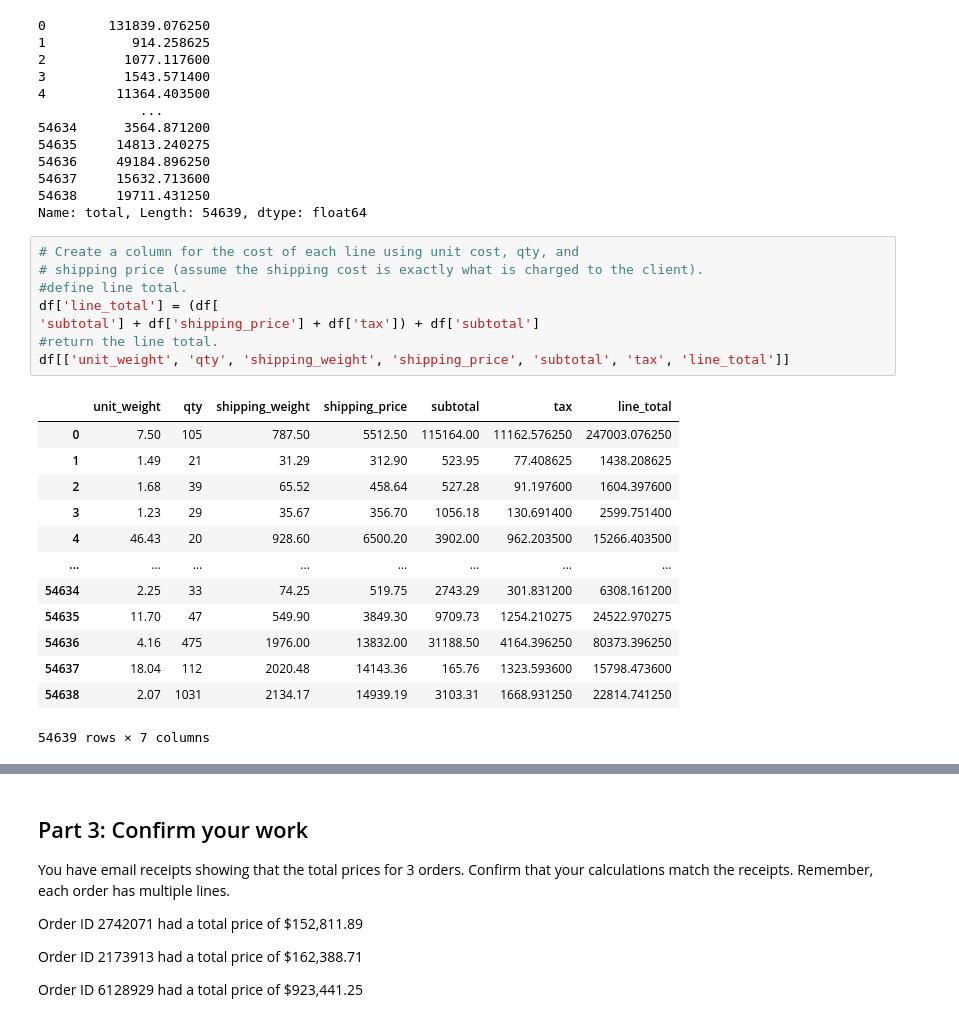
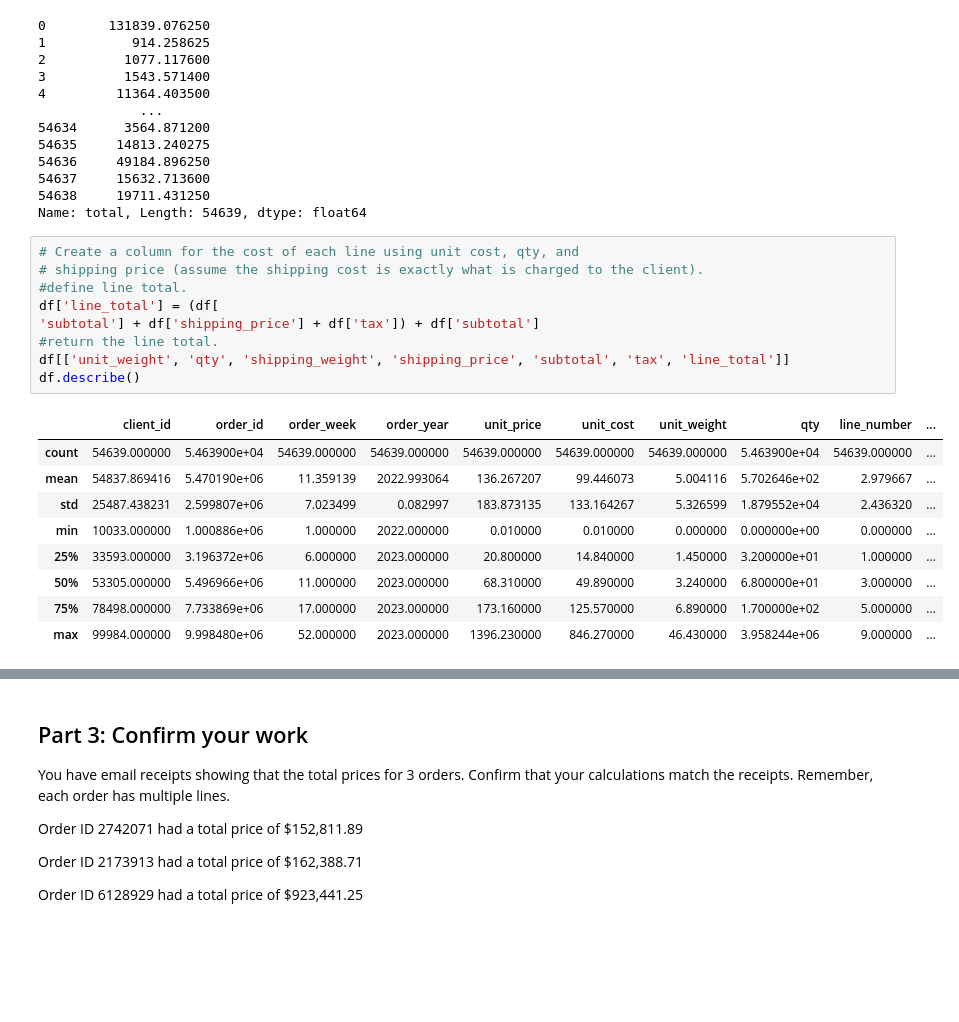
Before and after one commit to rhask87062/pandas-challenge-1, a Jupyter notebook: wholesale_data_analysis.ipynb, the cells around one changed output, grey strips where cells are left out. Saved outputs shown, nothing was run; the diff lists cells and outputs as text; blank space fills up the shorter version.

```diff
--- a/wholesale_data_analysis.ipynb
+++ b/wholesale_data_analysis.ipynb
@@ -199,25 +199,22 @@ Name: total, Length: 54639, dtype: float64
 # %%
 # Create a column for the cost of each line using unit cost, qty, and
 # shipping price (assume the shipping cost is exactly what is charged to the client).
 #define line total.
 df['line_total'] = (df[
 'subtotal'] + df['shipping_price'] + df['tax']) + df['subtotal']
 #return the line total.
 df[['unit_weight', 'qty', 'shipping_weight', 'shipping_price', 'subtotal', 'tax', 'line_total']]
+df.describe()
 # %% [output]
-|  | unit_weight | qty | shipping_weight | shipping_price | subtotal | tax | line_total |
-| 0 | 7.50 | 105 | 787.50 | 5512.50 | 115164.00 | 11162.576250 | 247003.076250 |
-| 1 | 1.49 | 21 | 31.29 | 312.90 | 523.95 | 77.408625 | 1438.208625 |
-| 2 | 1.68 | 39 | 65.52 | 458.64 | 527.28 | 91.197600 | 1604.397600 |
-| 3 | 1.23 | 29 | 35.67 | 356.70 | 1056.18 | 130.691400 | 2599.751400 |
-| 4 | 46.43 | 20 | 928.60 | 6500.20 | 3902.00 | 962.203500 | 15266.403500 |
-| ... | ... | ... | ... | ... | ... | ... | ... |
-| 54634 | 2.25 | 33 | 74.25 | 519.75 | 2743.29 | 301.831200 | 6308.161200 |
-| 54635 | 11.70 | 47 | 549.90 | 3849.30 | 9709.73 | 1254.210275 | 24522.970275 |
-| 54636 | 4.16 | 475 | 1976.00 | 13832.00 | 31188.50 | 4164.396250 | 80373.396250 |
-| 54637 | 18.04 | 112 | 2020.48 | 14143.36 | 165.76 | 1323.593600 | 15798.473600 |
-| 54638 | 2.07 | 1031 | 2134.17 | 14939.19 | 3103.31 | 1668.931250 | 22814.741250 |
+|  | client_id | order_id | order_week | order_year | unit_price | unit_cost | unit_weight | qty | line_number | ... |
+| count | 54639.000000 | 5.463900e+04 | 54639.000000 | 54639.000000 | 54639.000000 | 54639.000000 | 54639.000000 | 5.463900e+04 | 54639.000000 | ... |
+| mean | 54837.869416 | 5.470190e+06 | 11.359139 | 2022.993064 | 136.267207 | 99.446073 | 5.004116 | 5.702646e+02 | 2.979667 | ... |
+| std | 25487.438231 | 2.599807e+06 | 7.023499 | 0.082997 | 183.873135 | 133.164267 | 5.326599 | 1.879552e+04 | 2.436320 | ... |
+| min | 10033.000000 | 1.000886e+06 | 1.000000 | 2022.000000 | 0.010000 | 0.010000 | 0.000000 | 0.000000e+00 | 0.000000 | ... |
+| 25% | 33593.000000 | 3.196372e+06 | 6.000000 | 2023.000000 | 20.800000 | 14.840000 | 1.450000 | 3.200000e+01 | 1.000000 | ... |
+| 50% | 53305.000000 | 5.496966e+06 | 11.000000 | 2023.000000 | 68.310000 | 49.890000 | 3.240000 | 6.800000e+01 | 3.000000 | ... |
+| 75% | 78498.000000 | 7.733869e+06 | 17.000000 | 2023.000000 | 173.160000 | 125.570000 | 6.890000 | 1.700000e+02 | 5.000000 | ... |
+| max | 99984.000000 | 9.998480e+06 | 52.000000 | 2023.000000 | 1396.230000 | 846.270000 | 46.430000 | 3.958244e+06 | 9.000000 | ... |
-54639 rows × 7 columns
 # %%
 # Create a column for the profit of each line using line cost and line price
 df['profit'] = df['line_total'] - df['shipping_price'] - df['tax']
```
Also changed, not shown: parts of 7 cells of this notebook.
